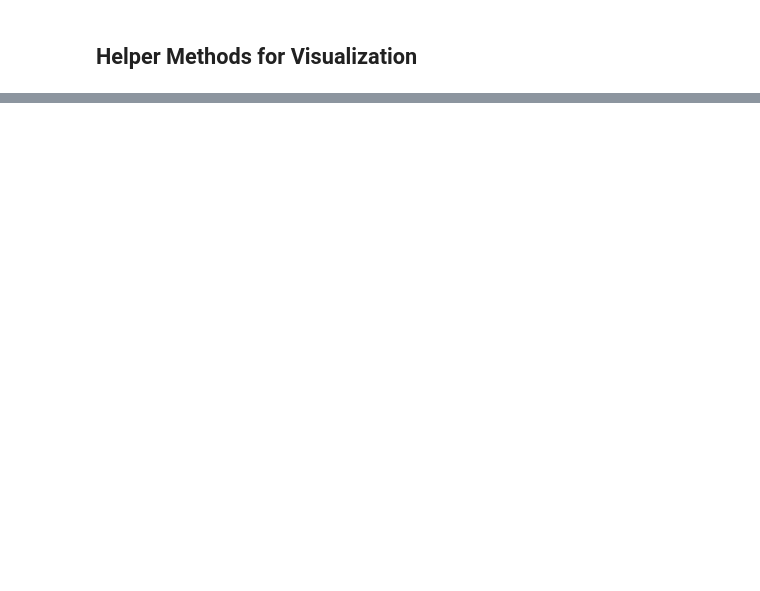
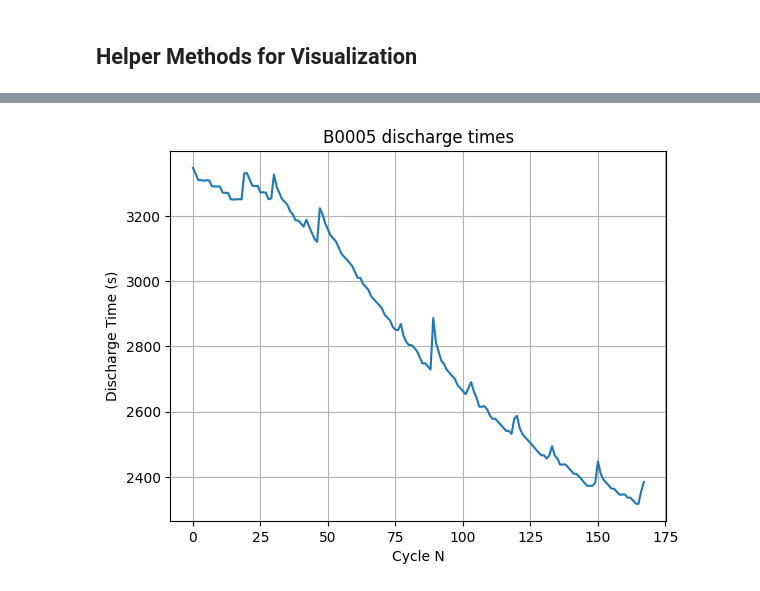
Before and after one commit to ahmedashfaq0312/ASR-Automatic-Speech-Recognition-, a Jupyter notebook: nasa-analysis.ipynb, the cells around one changed output, grey strips where cells are left out. Drawn from its saved outputs; the diff is of its cells as text; code cells hidden in the pictures; blank space fills up the shorter version.

```diff
--- a/nasa-analysis.ipynb
+++ b/nasa-analysis.ipynb
@@ -13,0 +17,3 @@ nasa = NASADataset(normalize="max", clean_dataset=False)
+# %%
+nasa = NASADataset(config)
+i=0
@@ -148,9 +93,0 @@ plot_data(cycle_df)
-# %%
-bat_id = "B0042"
-b0042 = nasa.filter_rows(nasa.metadata, "battery_id", bat_id)
-
-b0042_discharge = nasa.filter_rows(b0042, "type", "discharge")
-b0042_discharge.head()
-file = b0042_discharge["filename"].to_list()[41]
-cycle_df = pd.read_csv(data_dir + file)
-plot_data(cycle_df)
@@ -236,0 +297,34 @@ plt.show()
+# %%
+cell = "B0005"
+b0005_data = nasa.cell_data_dfs[cell]
+b0005_discharge_data = b0005_data[b0005_data["type"] == "discharge"]
+filenames = [file for file in b0005_discharge_data["filename"]]
+
+discharge_times = []
+delta_temps = []
+
+for file in filenames:
+    cycle_data = pd.read_csv(f"data/NASA/data/{file}")
+
+    V_meas = cycle_data["Voltage_measured"]
+    V_meas_max_idx = V_meas.idxmax()
+    V_meas_min_idx = V_meas.idxmin()
+
+    discharge_time = cycle_data["Time"][V_meas_min_idx]-cycle_data["Time"][V_meas_max_idx]
+    discharge_times.append(discharge_time)
+
+    temp_meas = cycle_data["Temperature_measured"]
+    delta_temp = temp_meas[V_meas_min_idx] - temp_meas[V_meas_max_idx]
+    delta_temps.append(delta_temp)
+
+normal_discharge_times = [dis_time/max(discharge_times) for dis_time in discharge_times]
+normal_delta_temps = [temp/max(delta_temps) for temp in delta_temps]
+# %%
+plt.figure()
+plt.title("B0005 discharge times")
+plt.plot(discharge_times)
+plt.xlabel("Cycle N")
+plt.ylabel("Discharge Time (s)")
+plt.grid()
+# %% [output]
+[figure, added]
```
Also changed, not shown: parts of 32 cells of this notebook.
